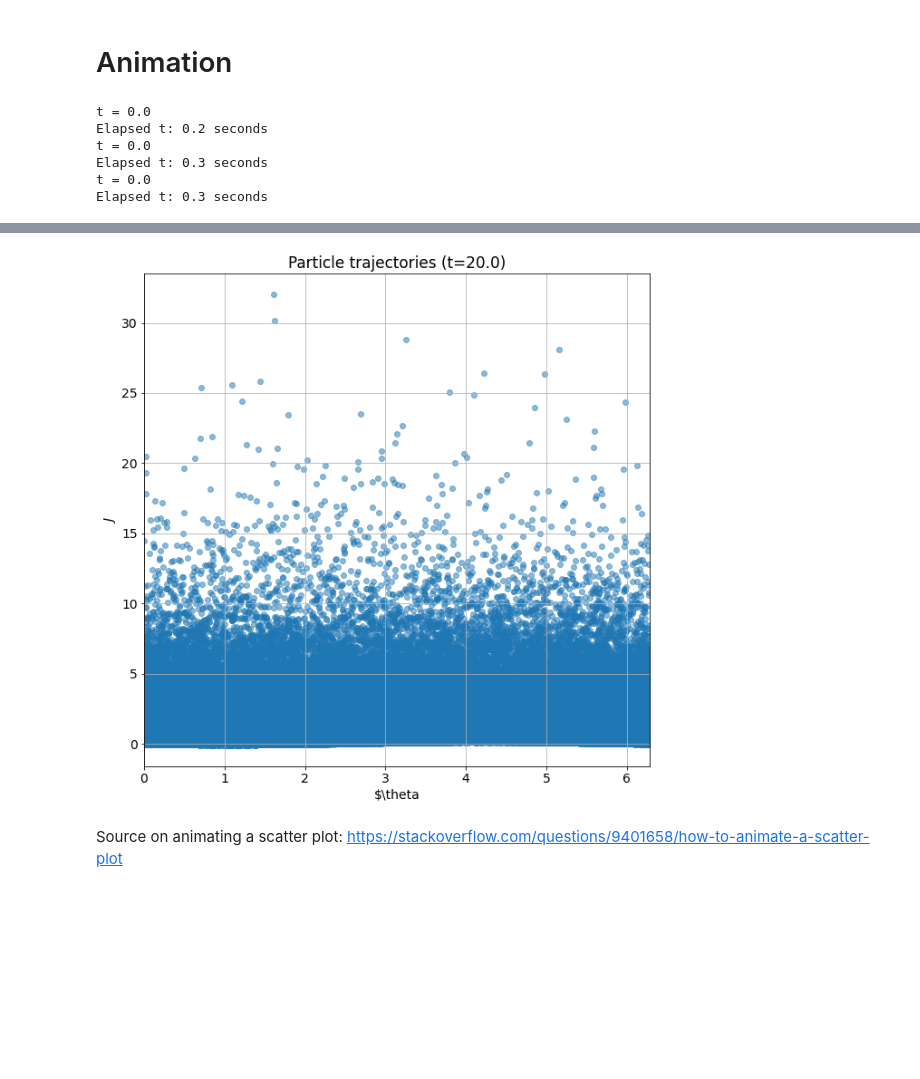
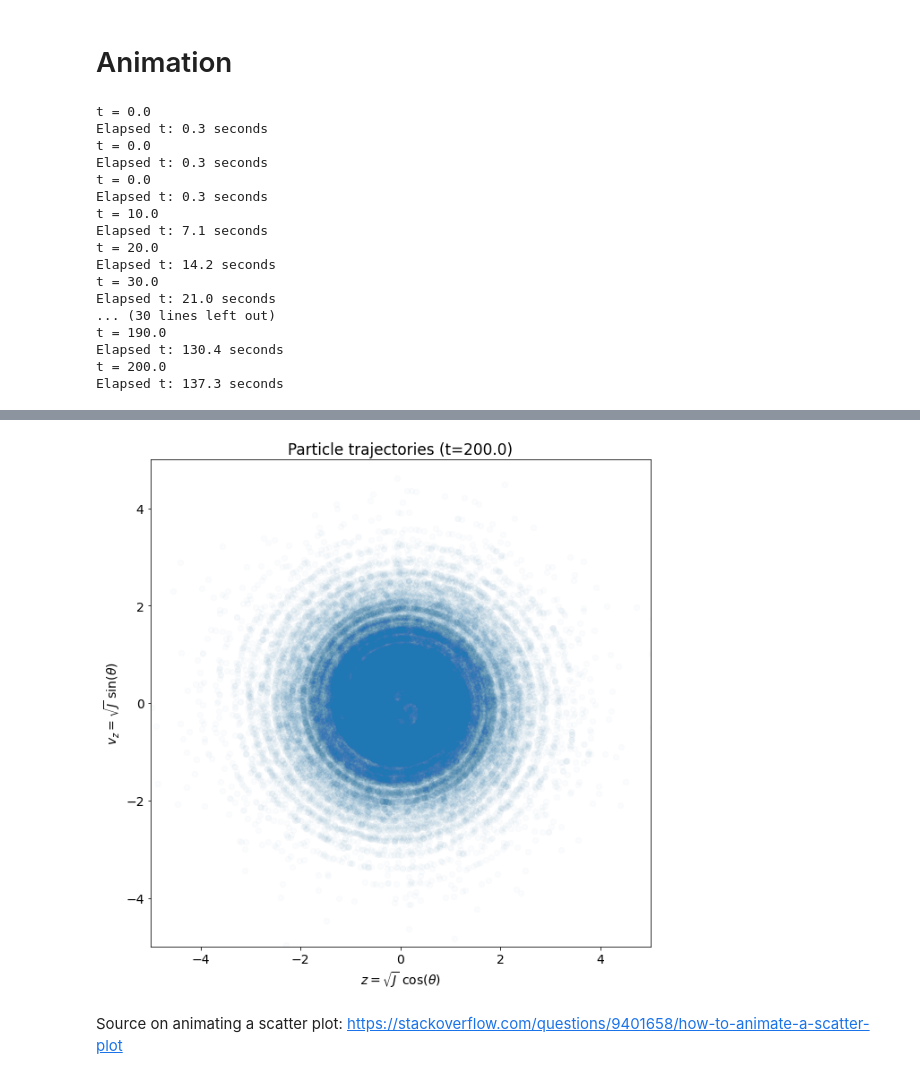
Before and after one commit to Jupiter1994/plasma-echo, a Jupyter notebook: Sampling Particle Trajectories.ipynb, the cells around one changed output, grey strips where cells are left out. Saved outputs shown, nothing was run; the diff lists cells and outputs as text; code cells hidden in the pictures; blank space fills up the shorter version.

Commit message:
J bug squashed, but density plots still look weird, will continue unit tests

```diff
--- a/Sampling Particle Trajectories.ipynb
+++ b/Sampling Particle Trajectories.ipynb
@@ -127,7 +127,7 @@ N = (int) (1e5) # number of particles
 
 # time range
 tmin = 0
-tmax = 20
+tmax = 200
 tstep = 0.5
 ts = np.arange(tmin, tmax+tstep, tstep)
 
@@ -220,17 +225,16 @@ n_0 = 455
 # make the animation
 fig = plt.figure(figsize=(10,10))
 zs, vzs = pol2cart(thetas, Js)
-scat = plt.scatter(thetas, Js, alpha=0.02)
+scat = plt.scatter(zs, vzs, alpha=0.02)
 
-#xlimit = 5
-# plt.xlim(-xlimit, xlimit)
-# plt.ylim(-xlimit, xlimit)
-plt.xlim(0, 2*np.pi)
+hist = plt.hist(Js)
 
-# plt.xlabel(r"$z = \sqrt{J}$ cos($\theta$)")
-# plt.ylabel(r"$v_z = \sqrt{J}$ sin($\theta$)")
-plt.xlabel(r"$\theta")
-plt.ylabel(r"$J$")
+xlimit = 5
+plt.xlim(-xlimit, xlimit)
+plt.ylim(-xlimit, xlimit)
+
+plt.xlabel(r"$z = \sqrt{J}$ cos($\theta$)")
+plt.ylabel(r"$v_z = \sqrt{J}$ sin($\theta$)")
 
 # the "density" at z=0 (in practice, the number of points near z=0) as a function of time
 delta_n_over_ns = []
@@ -251,26 +255,28 @@ def updatefig(i):
         print(f'Elapsed t: {np.round(time.time() - start, 1)} seconds')
 
     # update Js, Omegas iff there's a hammer
-    if ((not variables["hammer1_has_hit"]) and (t >= t1)):
-        variables["Js"] += n1 * A1 * np.sin(n1 * variables["thetas"])
-        variables["Omegas"] = compute_Omega(variables["Js"])
-        variables["hammer1_has_hit"] = True
+    hammers_on = True
+        if hammers_on:
+        if ((not variables["hammer1_has_hit"]) and (t >= t1)):
+            variables["Js"] += n1 * A1 * np.sin(n1 * variables["thetas"])
+            variables["Omegas"] = compute_Omega(variables["Js"])
+            variables["hammer1_has_hit"] = True
 
-    if ((not variables["hammer2_has_hit"]) and (t >= t2)):
-        variables["Js"] += n2 * A2 * np.sin(n2 * variables["thetas"])
-        variables["Omegas"] = compute_Omega(variables["Js"])
-        variables["hammer2_has_hit"] = True
+        if ((not variables["hammer2_has_hit"]) and (t >= t2)):
+            variables["Js"] += n2 * A2 * np.sin(n2 * variables["thetas"])
+            variables["Omegas"] = compute_Omega(variables["Js"])
+            variables["hammer2_has_hit"] = True
 
     # update thetas
     variables["thetas"] += Omegas * tstep
     variables["thetas"] = np.mod(variables["thetas"], 2*np.pi)
 
-#     J_is_negative = (variables["Js"] < 0)
+    J_is_negative = (variables["Js"] < 0)
 
-#     ## move negative-J particles to J~0 orbits
-#     move_negative_J_particles = True
-#     if move_negative_J_particles:
-#         variables["Js"][J_is_negative] = 0
+    ## move negative-J particles to J~0 orbits
+    move_negative_J_particles = True
+    if move_negative_J_particles:
+        variables["Js"][J_is_negative] = 0
 
     ## convert coordinates to (z, v_z)
     hide_negative_J_particles = False
@@ -284,13 +290,12 @@ def updatefig(i):
     ## compute delta n / n_0, ie, number density contrast
 
     # number of particles at t=0 within z_tolerance of our selected z coordinate
-#     n_t = np.sum(np.abs(zs - z_offset) < z_tolerance)
-#     delta_n_over_n = (n_t - n_0) / n_0
-#     delta_n_over_ns.append(delta_n_over_n)
+    n_t = np.sum(np.abs(zs - z_offset) < z_tolerance)
+    delta_n_over_n = (n_t - n_0) / n_0
+    delta_n_over_ns.append(delta_n_over_n)
 
     # make plot
-    # data = np.transpose((zs, vzs))
-    data = np.transpose((variables["thetas"], variables["Js"]))
+    data = np.transpose((zs, vzs))
     scat.set_offsets(data)
     plt.title('Particle trajectories (t=' + str(t) + ')')
     return scat,
@@ -302,9 +307,20 @@ if make_animation:
             blit=True)
     ani.save("Sampled_trajectories_temp.mp4")
 # %% [output]
-t = 0.0
-Elapsed t: 0.2 seconds
 t = 0.0
 Elapsed t: 0.3 seconds
 t = 0.0
 Elapsed t: 0.3 seconds
+t = 0.0
+Elapsed t: 0.3 seconds
+t = 10.0
+Elapsed t: 7.1 seconds
+t = 20.0
+Elapsed t: 14.2 seconds
+t = 30.0
+Elapsed t: 21.0 seconds
+... (30 lines left out)
+t = 190.0
+Elapsed t: 130.4 seconds
+t = 200.0
+Elapsed t: 137.3 seconds
@@ -315,4 +327,4 @@ Elapsed t: 15.8 seconds
-[figure, old version]
+[figure, new version]
 # %% [markdown]
 Source on animating a scatter plot: https://stackoverflow.com/questions/9401658/how-to-animate-a-scatter-plot
 # %%
```
Also changed, not shown: parts of 4 cells of this notebook, 8 other files.
